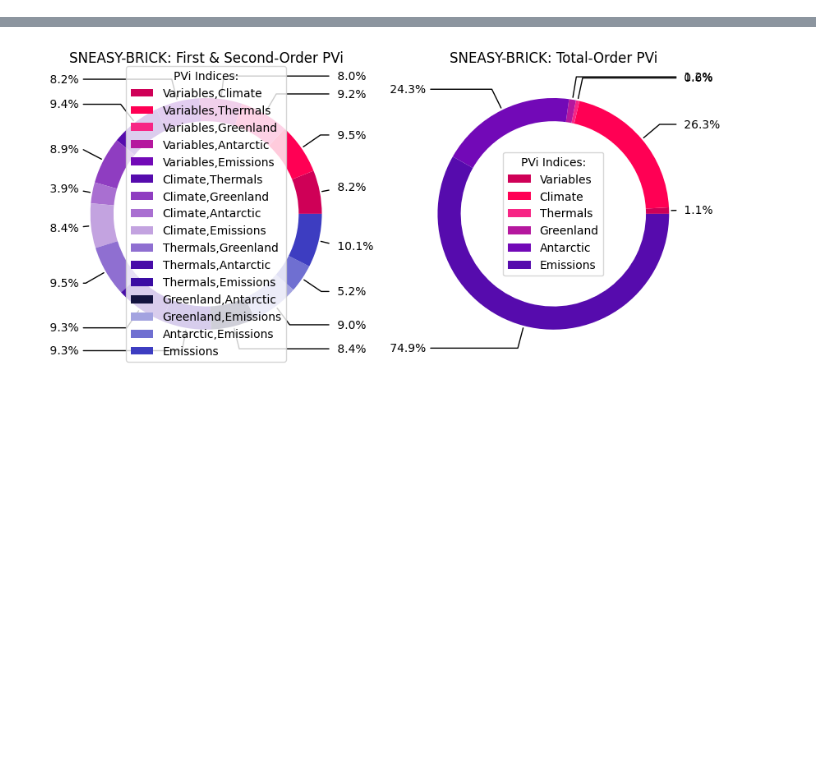
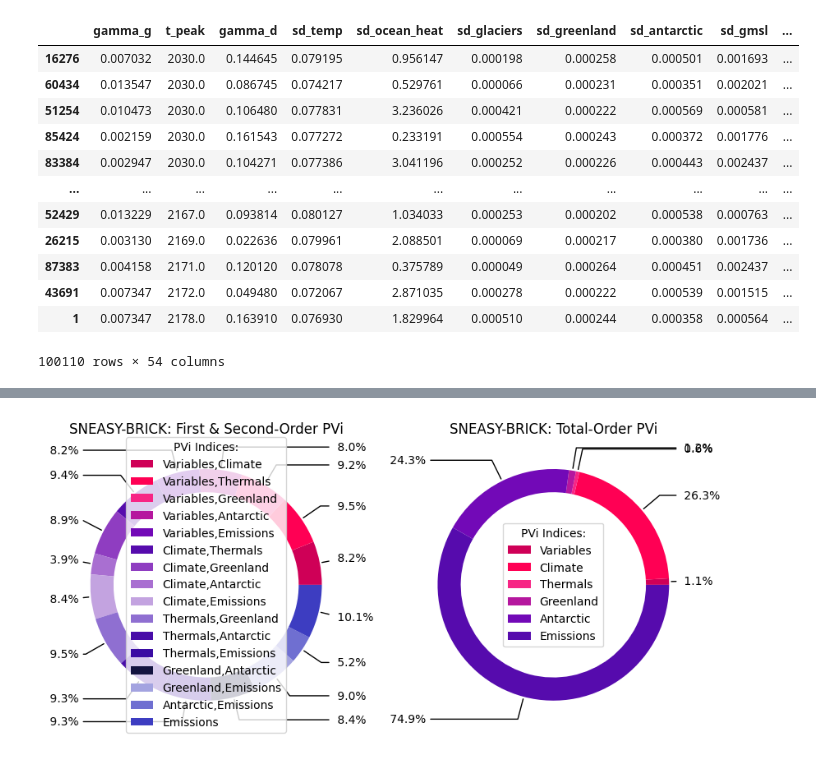
Before and after one commit to AVelaryon/Darnell-Model-, a Jupyter notebook: Darnell_Model.ipynb, the cells around one changed output, grey strips where cells are left out. Drawn from its saved outputs; the diff is of its cells as text; code cells hidden in the pictures; blank space fills up the shorter version.

```diff
--- a/Darnell_Model.ipynb
+++ b/Darnell_Model.ipynb
@@ -4,13 +4,15 @@ import pandas as pd
 import matplotlib.pyplot as plt
 import itertools as it
 import scipy.stats.qmc as ssq
-from scipy.stats import chisquare
+from scipy.stats import chisquare, truncnorm
 from seaborn import displot
 from sklearn.model_selection import train_test_split, TimeSeriesSplit
 from sklearn.ensemble import RandomForestRegressor
 from skopt import BayesSearchCV
 from skopt.space.space import Real, Integer
-from sklearn.preprocessing import MinMaxScaler, StandardScaler
+from sklearn.preprocessing import MinMaxScaler, StandardScaler, OneHotEncoder, KBinsDiscretizer
+from imblearn.over_sampling import SMOTE, SMOTENC
+from sklearn.preprocessing import OneHotEncoder, KBinsDiscretizer
 
 np.set_printoptions(threshold=100_000)
 X = pd.read_csv(r"C:\Users\dwigh\OneDrive\Desktop\Emissions Uncertainty on Antarctic Instability\ensemble_output\results\default\parameters.csv")
@@ -23,6 +25,7 @@ X = pd.read_csv(r"C:\Users\dwigh\OneDrive\Desktop\Emissions Uncertainty on Antar
 #        'antarctic_temp_threshold', 'lw_random_sample']].copy()
 Y = pd.read_csv(r"C:\Users\dwigh\OneDrive\Desktop\Emissions Uncertainty on Antarctic Instability\ensemble_output\results\default\gmslr.csv")
 Y = Y.mean(axis=1).rename('output')
+X.t_peak = X.t_peak.astype('category')
 obj = X.join(Y, how='left')
 obj.sort_values(by='t_peak',ascending=True, inplace=True)
 # Rescaling the dataset
@@ -33,0 +48,16 @@ obj.sort_values(by='t_peak',ascending=True, inplace=True)
+# %%
+obj1
+# %% [output]
+|  | gamma_g | t_peak | gamma_d | sd_temp | sd_ocean_heat | sd_glaciers | sd_greenland | sd_antarctic | sd_gmsl | ... |
+| 16276 | 0.007032 | 2030.0 | 0.144645 | 0.079195 | 0.956147 | 0.000198 | 0.000258 | 0.000501 | 0.001693 | ... |
+| 60434 | 0.013547 | 2030.0 | 0.086745 | 0.074217 | 0.529761 | 0.000066 | 0.000231 | 0.000351 | 0.002021 | ... |
+| 51254 | 0.010473 | 2030.0 | 0.106480 | 0.077831 | 3.236026 | 0.000421 | 0.000222 | 0.000569 | 0.000581 | ... |
+| 85424 | 0.002159 | 2030.0 | 0.161543 | 0.077272 | 0.233191 | 0.000554 | 0.000243 | 0.000372 | 0.001776 | ... |
+| 83384 | 0.002947 | 2030.0 | 0.104271 | 0.077386 | 3.041196 | 0.000252 | 0.000226 | 0.000443 | 0.002437 | ... |
+| ... | ... | ... | ... | ... | ... | ... | ... | ... | ... | ... |
+| 52429 | 0.013229 | 2167.0 | 0.093814 | 0.080127 | 1.034033 | 0.000253 | 0.000202 | 0.000538 | 0.000763 | ... |
+| 26215 | 0.003130 | 2169.0 | 0.022636 | 0.079961 | 2.088501 | 0.000069 | 0.000217 | 0.000380 | 0.001736 | ... |
+| 87383 | 0.004158 | 2171.0 | 0.120120 | 0.078078 | 0.375789 | 0.000049 | 0.000264 | 0.000451 | 0.002437 | ... |
+| 43691 | 0.007347 | 2172.0 | 0.049480 | 0.072067 | 2.871035 | 0.000278 | 0.000222 | 0.000539 | 0.001515 | ... |
+| 1 | 0.007347 | 2178.0 | 0.163910 | 0.076930 | 1.829964 | 0.000510 | 0.000244 | 0.000358 | 0.000564 | ... |
+100110 rows × 54 columns
```
Also changed, not shown: parts of 36 cells of this notebook, 1 other file.
